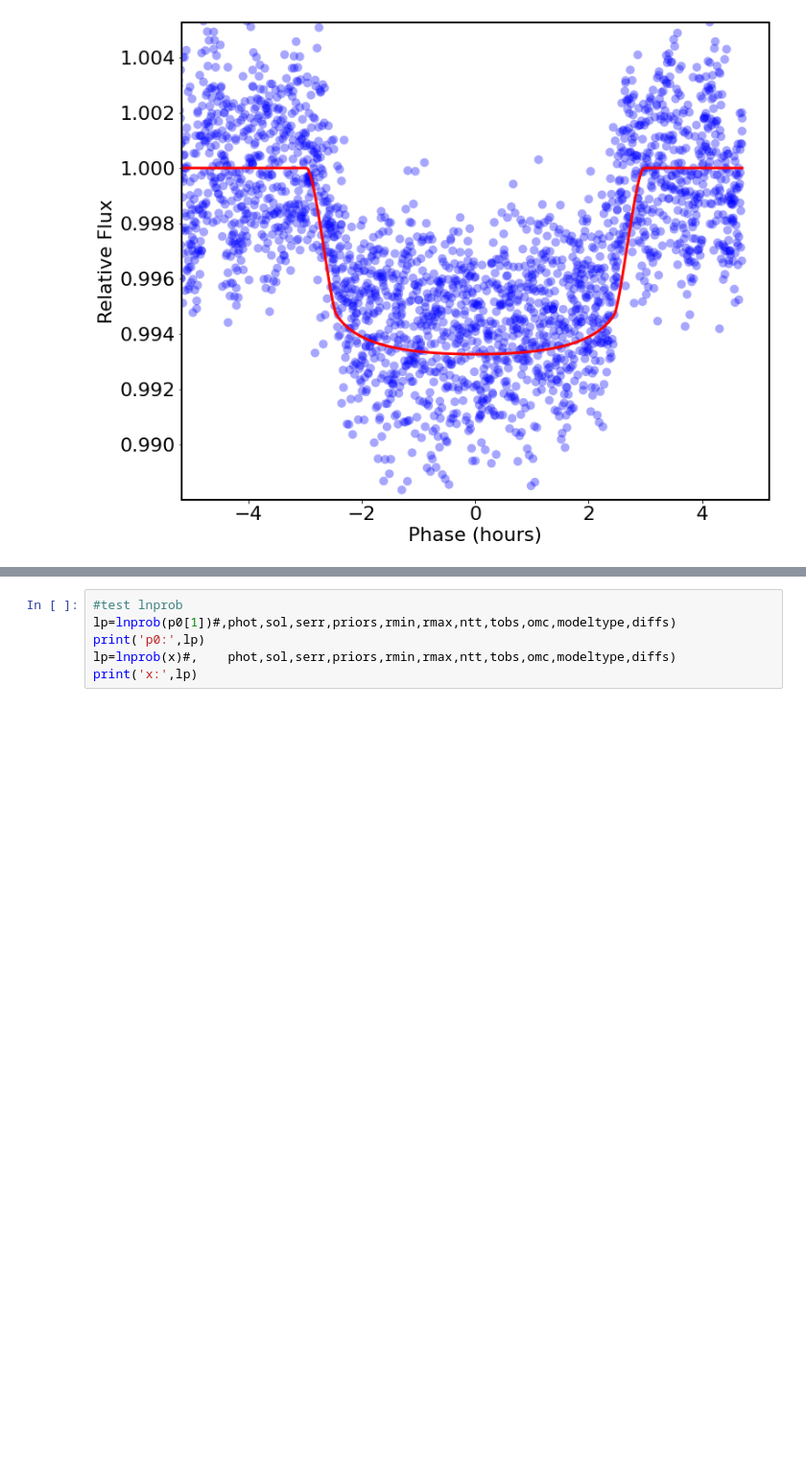
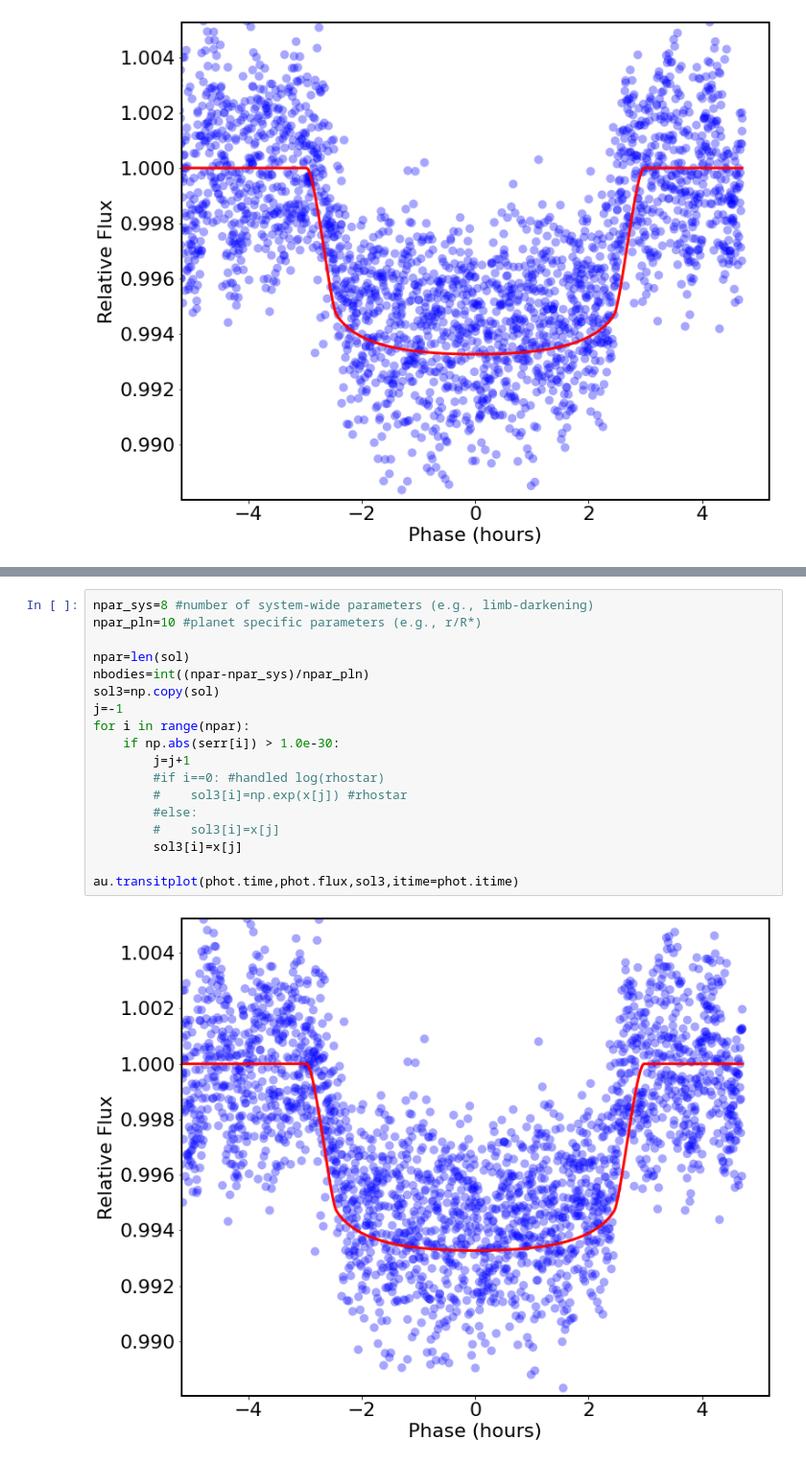
Before and after one commit to jasonfrowe/autotransit, a Jupyter notebook: AutoTransit.ipynb, the cells around one changed output, grey strips where cells are left out. Shown: that part at 96% size. Drawn from its saved outputs; the diff is of its cells as text; blank space fills up the shorter version.

```diff
--- a/AutoTransit.ipynb
+++ b/AutoTransit.ipynb
@@ -570,6 +434,20 @@ p: [0.15103033724656692, 0.024201360946099242, 0.024201360946099242]
-# %%
-#test lnprob
-lp=lnprob(p0[1])#,phot,sol,serr,priors,rmin,rmax,ntt,tobs,omc,modeltype,diffs)
-print('p0:',lp)
-lp=lnprob(x)#,    phot,sol,serr,priors,rmin,rmax,ntt,tobs,omc,modeltype,diffs)
-print('x:',lp)
+# %%
+npar_sys=8 #number of system-wide parameters (e.g., limb-darkening)
+npar_pln=10 #planet specific parameters (e.g., r/R*)
+
+npar=len(sol)
+nbodies=int((npar-npar_sys)/npar_pln)
+sol3=np.copy(sol)
+j=-1
+for i in range(npar):
+    if np.abs(serr[i]) > 1.0e-30:
+        j=j+1
+        #if i==0: #handled log(rhostar)
+        #    sol3[i]=np.exp(x[j]) #rhostar
+        #else:
+        #    sol3[i]=x[j]
+        sol3[i]=x[j]
+
+au.transitplot(phot.time,phot.flux,sol3,itime=phot.itime)
+# %% [output]
+[figure, added]
```
Also changed, not shown: parts of 21 cells of this notebook, 7 other files.
